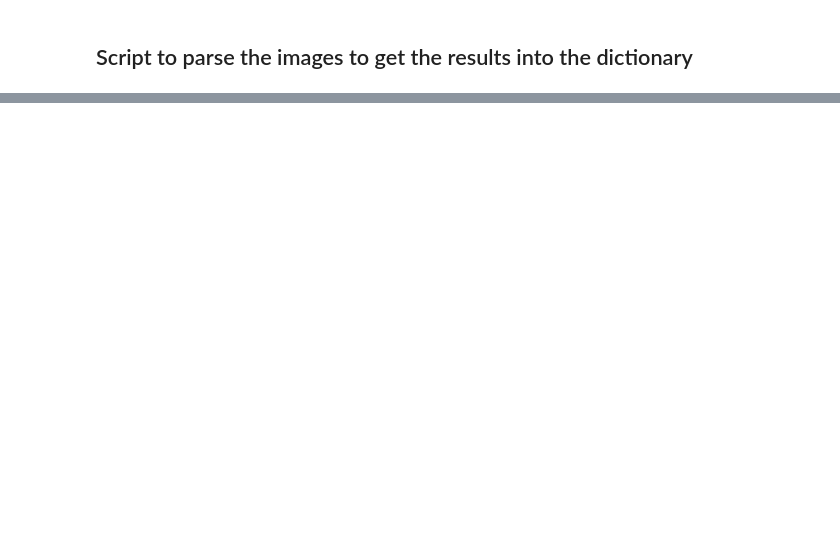
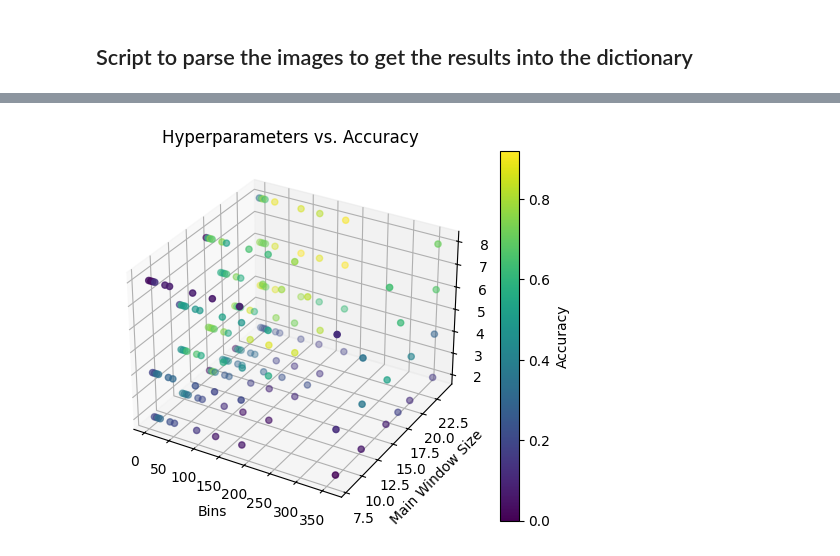
Before and after one commit to SethPavlicekGradStudent/CS659-Project, a Jupyter notebook: analysis.ipynb, the cells around one changed output, grey strips where cells are left out. Cells and saved outputs as stored; diff of their text form; code cells hidden in the pictures; blank space fills up the shorter version.

```diff
--- a/analysis.ipynb
+++ b/analysis.ipynb
@@ -72,0 +119,41 @@ plt.show()
+# %%
+import matplotlib.pyplot as plt
+from mpl_toolkits.mplot3d import Axes3D
+import numpy as np
+
+hyperparameters = []
+
+# Iterate over filtered_results dictionary
+for bin_val, main_dict in filtered_results.items():
+    for main_win, small_dict in main_dict.items():
+        for small_win, accuracy in small_dict.items():
+            # Append the hyperparameter tuple to the list
+            hyperparameters.append((bin_val, main_win, small_win))
+
+
+# Convert the list to a NumPy array
+hyperparameters_array = np.array(hyperparameters)
+
+accuracies_array = np.array(accuracies)
+
+# Create a new figure and 3D axes
+fig = plt.figure()
+ax = fig.add_subplot(111, projection='3d')
+
+# Plot the data points with accuracy-based colors
+sc = ax.scatter(hyperparameters_array[:, 0], hyperparameters_array[:, 1], hyperparameters_array[:, 2], c=accuracies_array, cmap='viridis')
+
+# Add labels and title
+ax.set_xlabel('Bins')
+ax.set_ylabel('Main Window Size')
+ax.set_zlabel('Small Window Size')
+ax.set_title('Hyperparameters vs. Accuracy')
+
+# Add a color bar
+cbar = plt.colorbar(sc)
+cbar.set_label('Accuracy')
+
+# Show the plot
+plt.show()
+# %% [output]
+[figure, added]
```
Also changed, not shown: parts of 3 cells of this notebook, 52 other files.
